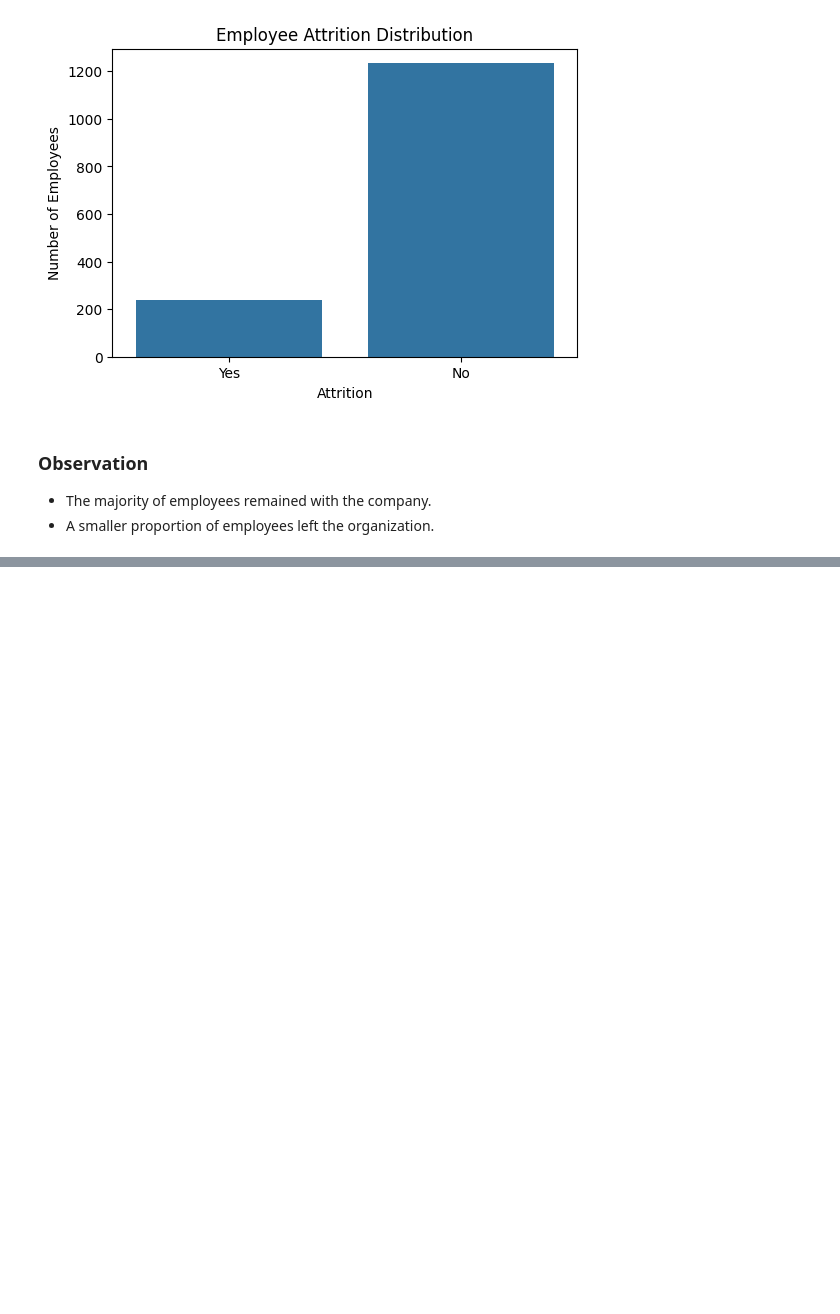
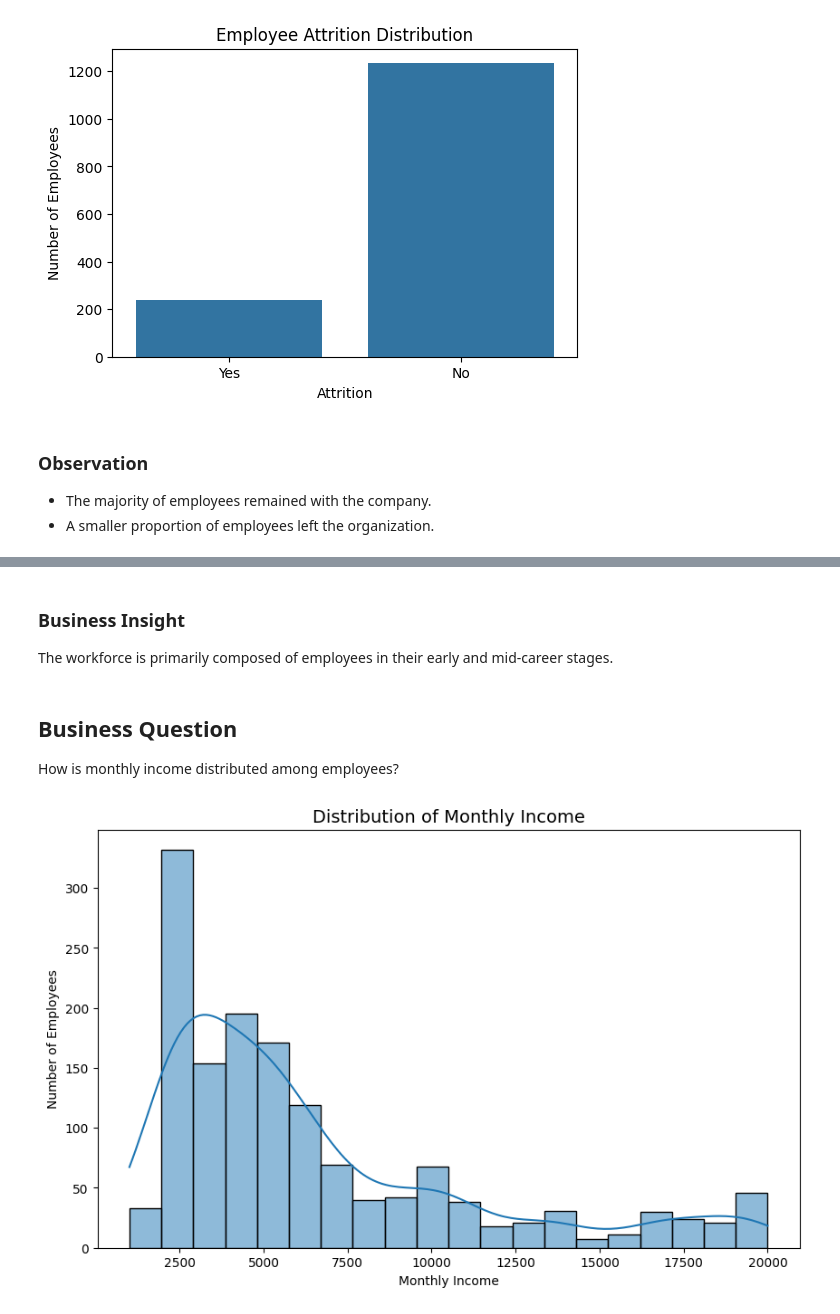
Before and after one commit to UzairPmd/Employee-Attrition-Analysis, a Jupyter notebook: notebooks/03_EDA.ipynb, the cells around one changed output, grey strips where cells are left out. Cells and saved outputs as stored; diff of their text form; code cells hidden in the pictures; blank space fills up the shorter version.

```diff
--- a/notebooks/03_EDA.ipynb
+++ b/notebooks/03_EDA.ipynb
@@ -72,0 +96,21 @@ plt.show()
+# %% [markdown]
+### Business Insight
+
+The workforce is primarily composed of employees in their early and mid-career stages.
+# %% [markdown]
+## Business Question
+How is monthly income distributed among employees?
+# %%
+plt.figure(figsize=(10,6))
+sns.histplot(
+    data=df,
+    x="MonthlyIncome",
+    bins=20,
+    kde=True
+)
+plt.title("Distribution of Monthly Income",fontsize=14)
+plt.xlabel("Monthly Income")
+plt.ylabel("Number of Employees")
+plt.show()
+# %% [output]
+[figure, added]
```
Also changed, not shown: parts of 89 cells of this notebook.
